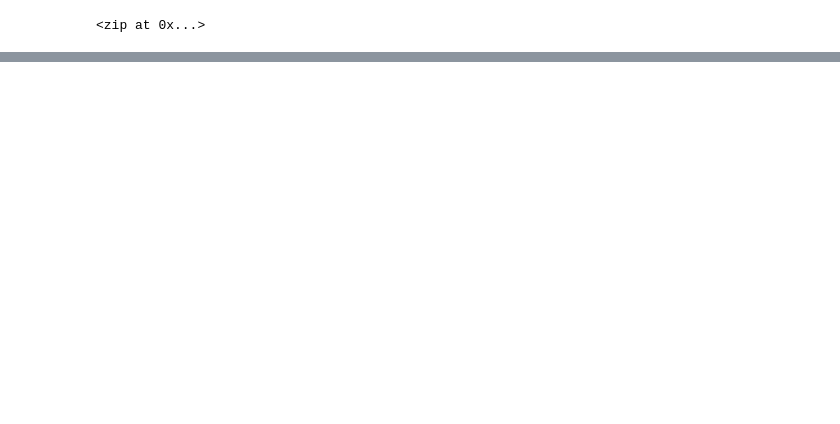
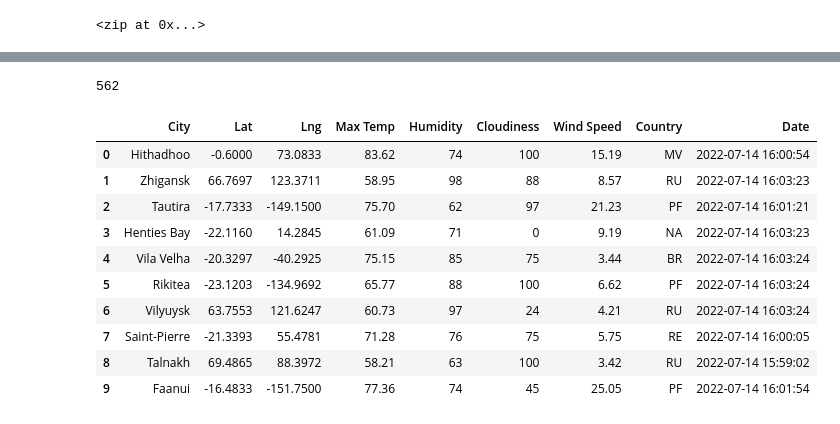
Before and after one commit to arutledge9/World_Weather_Analysis, a Jupyter notebook: WeatherPy.ipynb, the cells around one changed output, grey strips where cells are left out. Cells and saved outputs as stored; diff of their text form; code cells hidden in the pictures; blank space fills up the shorter version.

Commit message:
modified gitignore + adding WeatherPy.ipynb

```diff
--- a/WeatherPy.ipynb
+++ b/WeatherPy.ipynb
@@ -43,0 +50,3 @@ len(cities)
+# %%
+# Starting URL for Weather Map API Call.
+url = "http://api.openweathermap.org/data/2.5/weather?units=Imperial&APPID=" + weather_api_key
@@ -43,0 +174,19 @@ len(cities)
+# %%
+len(city_data)
+# %% [output]
+562
+# %%
+city_data_df = pd.DataFrame(city_data)
+city_data_df.head(10)
+# %% [output]
+|  | City | Lat | Lng | Max Temp | Humidity | Cloudiness | Wind Speed | Country | Date |
+| 0 | Hithadhoo | -0.6000 | 73.0833 | 83.62 | 74 | 100 | 15.19 | MV | 2022-07-14 16:00:54 |
+| 1 | Zhigansk | 66.7697 | 123.3711 | 58.95 | 98 | 88 | 8.57 | RU | 2022-07-14 16:03:23 |
+| 2 | Tautira | -17.7333 | -149.1500 | 75.70 | 62 | 97 | 21.23 | PF | 2022-07-14 16:01:21 |
+| 3 | Henties Bay | -22.1160 | 14.2845 | 61.09 | 71 | 0 | 9.19 | NA | 2022-07-14 16:03:23 |
+| 4 | Vila Velha | -20.3297 | -40.2925 | 75.15 | 85 | 75 | 3.44 | BR | 2022-07-14 16:03:24 |
+| 5 | Rikitea | -23.1203 | -134.9692 | 65.77 | 88 | 100 | 6.62 | PF | 2022-07-14 16:03:24 |
+| 6 | Vilyuysk | 63.7553 | 121.6247 | 60.73 | 97 | 24 | 4.21 | RU | 2022-07-14 16:03:24 |
+| 7 | Saint-Pierre | -21.3393 | 55.4781 | 71.28 | 76 | 75 | 5.75 | RE | 2022-07-14 16:00:05 |
+| 8 | Talnakh | 69.4865 | 88.3972 | 58.21 | 63 | 100 | 3.42 | RU | 2022-07-14 15:59:02 |
+| 9 | Faanui | -16.4833 | -151.7500 | 77.36 | 74 | 45 | 25.05 | PF | 2022-07-14 16:01:54 |
```
Also changed, not shown: parts of 8 cells of this notebook, 1 other file.
